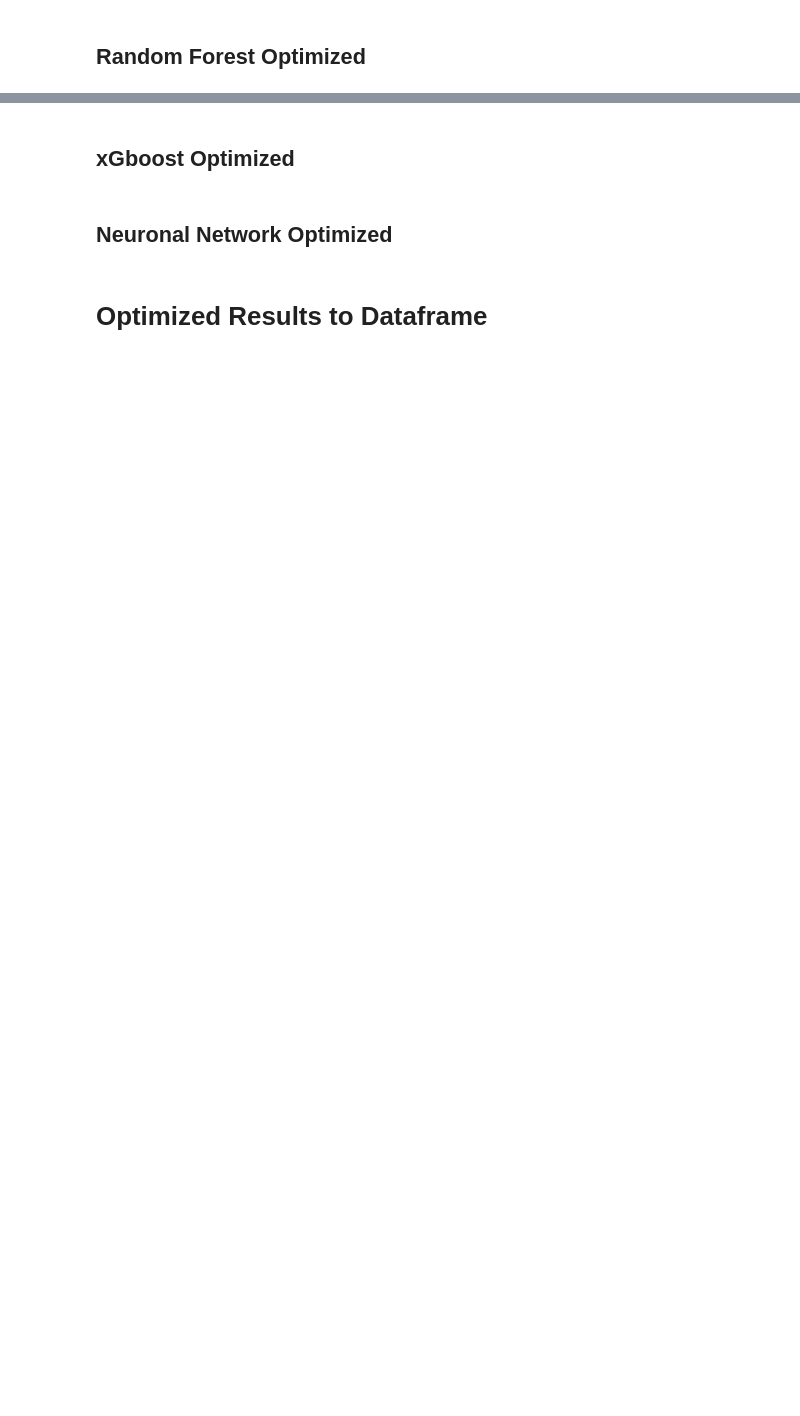
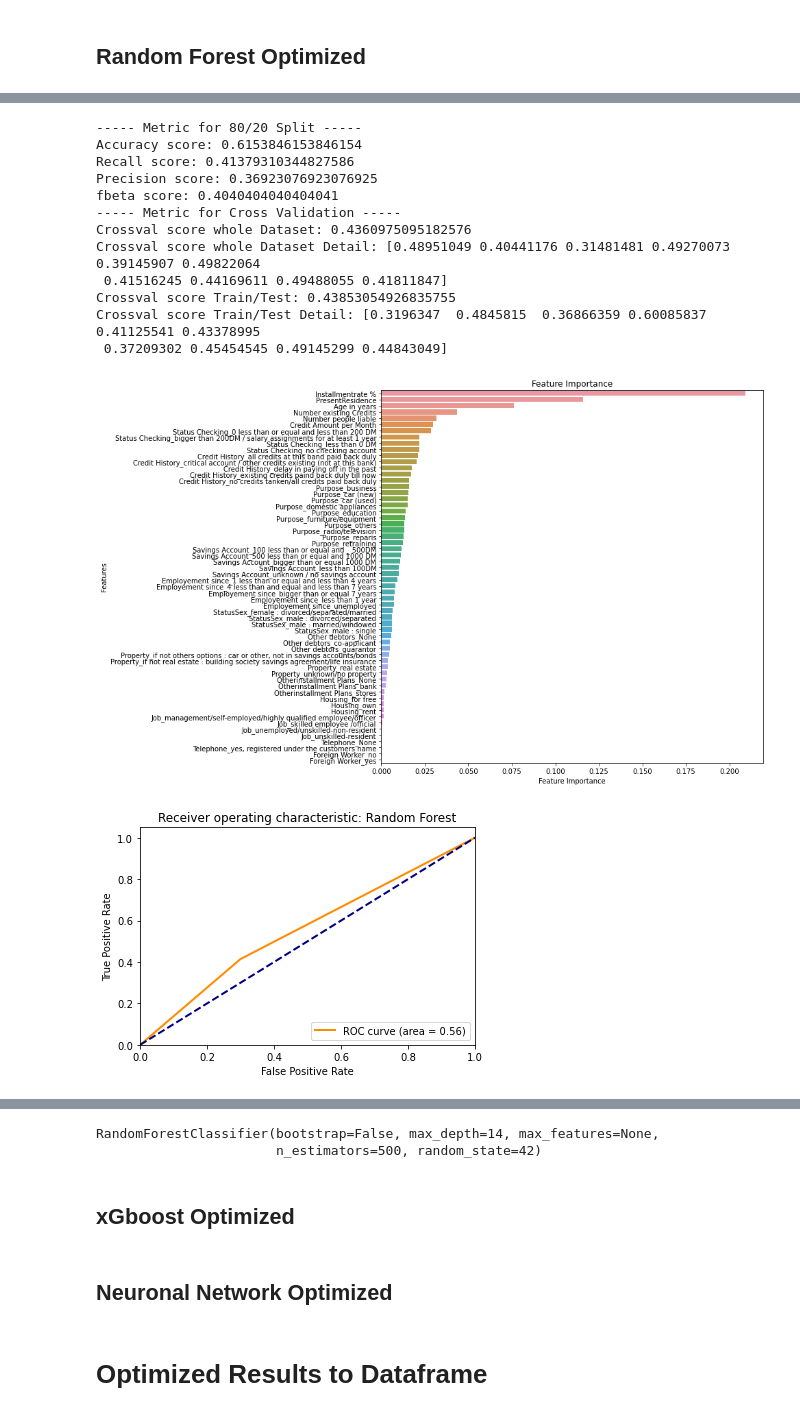
Before and after one commit to DanielGit4/AML, a Jupyter notebook: German_Credit_data/classification.ipynb, the cells around one changed output, grey strips where cells are left out. Saved outputs shown, nothing was run; the diff lists cells and outputs as text; code cells hidden in the pictures; blank space fills up the shorter version.

```diff
--- a/German_Credit_data/classification.ipynb
+++ b/German_Credit_data/classification.ipynb
@@ -265,7 +257,7 @@ Name: Target, Length: 195, dtype: int64
 # %% [markdown]
 ## Random Forest
 # %%
-def random_forest(X_train, X_test, y_train, y_test, hyperopt = False, parameters=dict()):
+def random_forest(X_train, X_test, y_train, y_test, hyperopt = False, parameters=dict(),opt = False):
     rf = RandomForestClassifier(random_state=42,**parameters)
 
     if hyperopt == False:
@@ -275,8 +267,10 @@ def random_forest(X_train, X_test, y_train, y_test, hyperopt = False, parameters
         # print accuracy score and recall score
         metrics(X,y,y_test, y_pred, crossval=True, modell=rf)
 
-
-        metrics_dict_non_opt(y_test, y_pred, "Random forest", rf)
+        if opt==False:
+            metrics_dict_non_opt(y_test, y_pred, "Random forest", rf)
+        elif opt == True:
+            metrics_dict_opt(y_test, y_pred, "Random forest", rf)
 
 
         # show feature importance for random forest
@@ -573,3 +572,18 @@ KeyboardInterrupt:
 # %%
 # pass best hyperparameters to random forest function
-random_forest(X_train, X_test, y_train, y_test, hyperopt=False, parameters=rf_best_parameters)
+random_forest(X_train, X_test, y_train, y_test, hyperopt=False, parameters=rf_best_parameters, opt=True)
+# %% [output]
+----- Metric for 80/20 Split -----
+Accuracy score: 0.6153846153846154
+Recall score: 0.41379310344827586
+Precision score: 0.36923076923076925
+fbeta score: 0.4040404040404041
+----- Metric for Cross Validation -----
+Crossval score whole Dataset: 0.4360975095182576
+Crossval score whole Dataset Detail: [0.48951049 0.40441176 0.31481481 0.49270073 0.39145907 0.49822064
+ 0.41516245 0.44169611 0.49488055 0.41811847]
+Crossval score Train/Test: 0.43853054926835755
+Crossval score Train/Test Detail: [0.3196347  0.4845815  0.36866359 0.60085837 0.41125541 0.43378995
+ 0.37209302 0.45454545 0.49145299 0.44843049]
+[figure, added]
+[figure, added]
@@ -576,3 +591,5 @@ random_forest(X_train, X_test, y_train, y_test, hyperopt=False, parameters=rf_be
+RandomForestClassifier(bootstrap=False, max_depth=14, max_features=None,
+                       n_estimators=500, random_state=42)
 # %% [markdown]
 ## xGboost Optimized
 # %%
```
Also changed, not shown: parts of 34 cells of this notebook.
